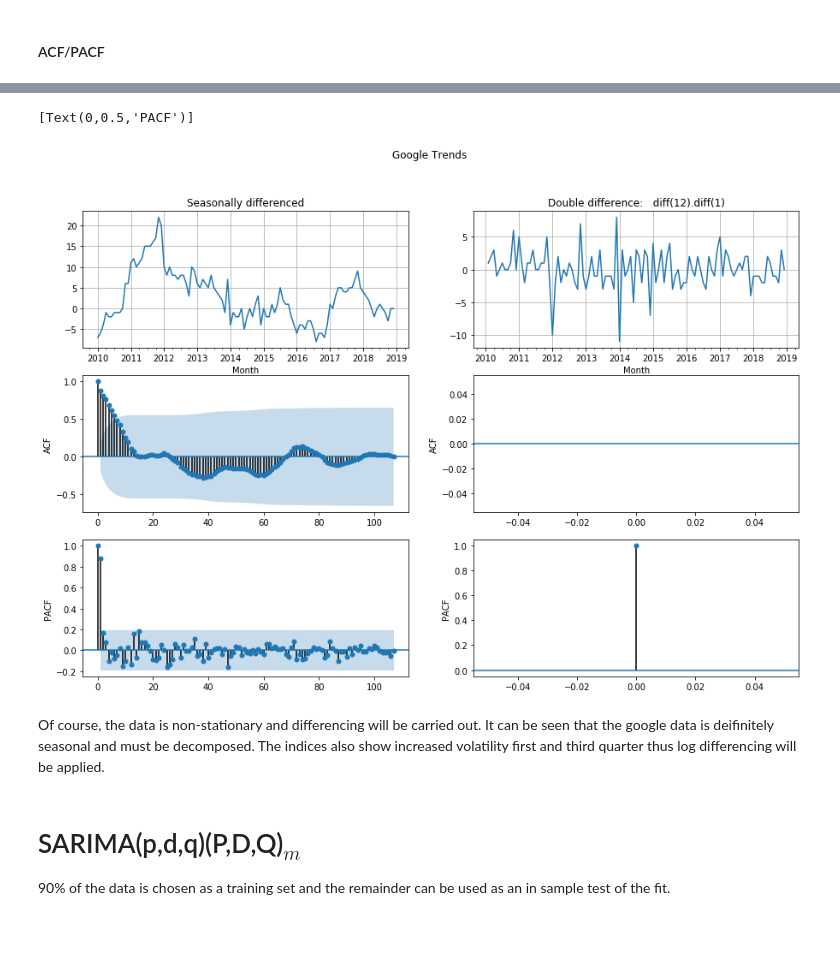
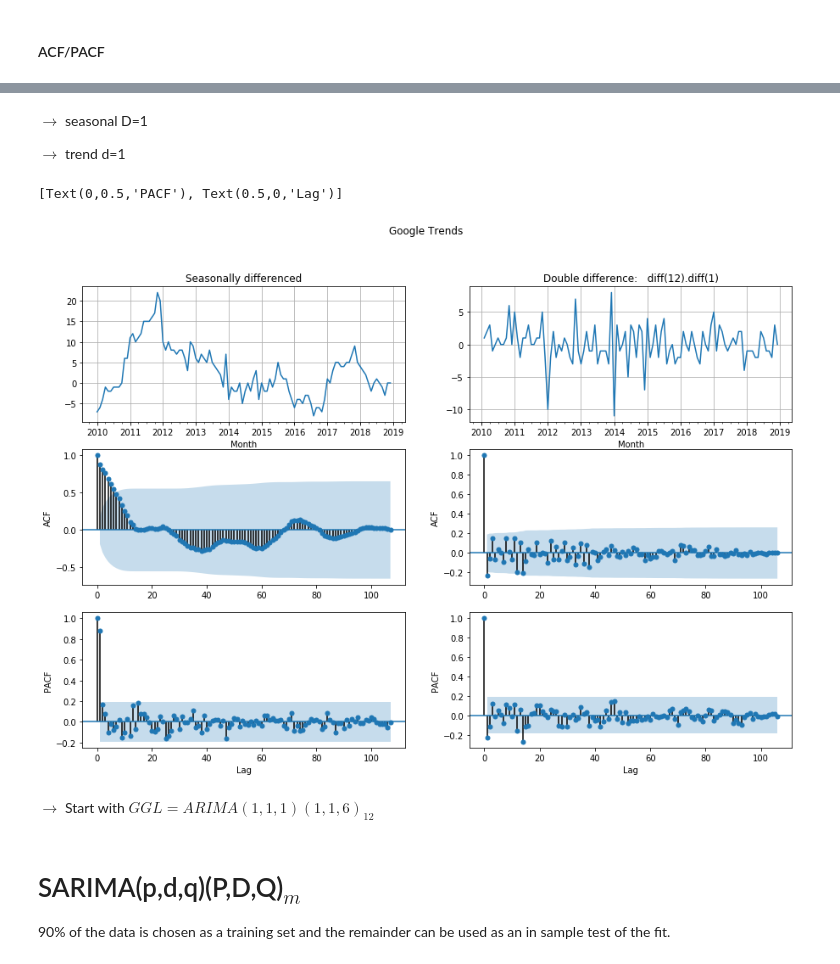
Before and after one commit to shervinrad100/Python-Projects, a Jupyter notebook: Research Project/Code/Research Project .ipynb, the cells around one changed output, grey strips where cells are left out. Drawn from its saved outputs; the diff is of its cells as text; code cells hidden in the pictures; blank space fills up the shorter version.

```diff
--- a/Research Project/Code/Research Project .ipynb
+++ b/Research Project/Code/Research Project .ipynb
@@ -173,24 +249,26 @@ acf_pacf(SP, "SP500");
+# %% [markdown]
+$\rightarrow$ seasonal D=1
+
+$\rightarrow$ trend d=1
 # %%
 fig, axes = plt.subplots(3,2, figsize=[15,10])
 fig.suptitle("Google Trends")
-seasonal_diff = GGL.diff(12).dropna()
-seasonal_diff.plot(ax=axes[0,0], grid=True, title="Seasonally differenced")
-plot_acf(seasonal_diff, ax=axes[1,0], title="");
+GGL_seasonal_diff.plot(ax=axes[0,0], grid=True, title="Seasonally differenced")
+plot_acf(GGL_seasonal_diff, ax=axes[1,0], title="");
 axes[1,0].set(ylabel="ACF")
-plot_pacf(seasonal_diff, method="ywmle", ax=axes[2,0], title="");
-axes[2,0].set(ylabel="PACF")
+plot_pacf(GGL_seasonal_diff, method="ywmle", ax=axes[2,0], title="");
+axes[2,0].set(ylabel="PACF", xlabel="Lag")
 
-double_diff = GGL.diff(12).diff(1)
-double_diff.plot(ax=axes[0,1], grid=True, title="Double difference:   diff(12).diff(1)")
-plot_acf(double_diff, ax=axes[1,1], title="");
+GGL_double_diff.plot(ax=axes[0,1], grid=True, title="Double difference:   diff(12).diff(1)")
+plot_acf(GGL_double_diff, ax=axes[1,1], title="");
 axes[1,1].set(ylabel="ACF")
-plot_pacf(double_diff, method="ywmle", ax=axes[2,1], title="");
-axes[2,1].set(ylabel="PACF")
+plot_pacf(GGL_double_diff, method="ywmle", ax=axes[2,1], title="");
+axes[2,1].set(ylabel="PACF", xlabel="Lag")
 # %% [output]
-[Text(0,0.5,'PACF')]
+[Text(0,0.5,'PACF'), Text(0.5,0,'Lag')]
-[figure, old version]
+[figure, new version]
-# %% [markdown]
-Of course, the data is non-stationary and differencing will be carried out. It can be seen that the google data is deifinitely seasonal and must be decomposed. The indices also show increased volatility first and third quarter thus log differencing will be applied.
+# %% [markdown]
+$\rightarrow$ Start with  $GGL = ARIMA(1,1,1)(1,1,6)_{12}$
 # %% [markdown]
 # SARIMA(p,d,q)(P,D,Q)$_m$
 
```
Also changed, not shown: parts of 14 cells of this notebook.
